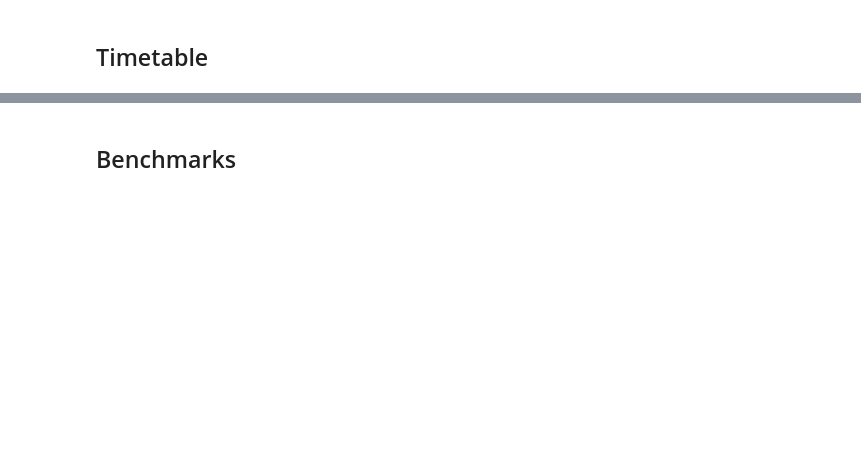
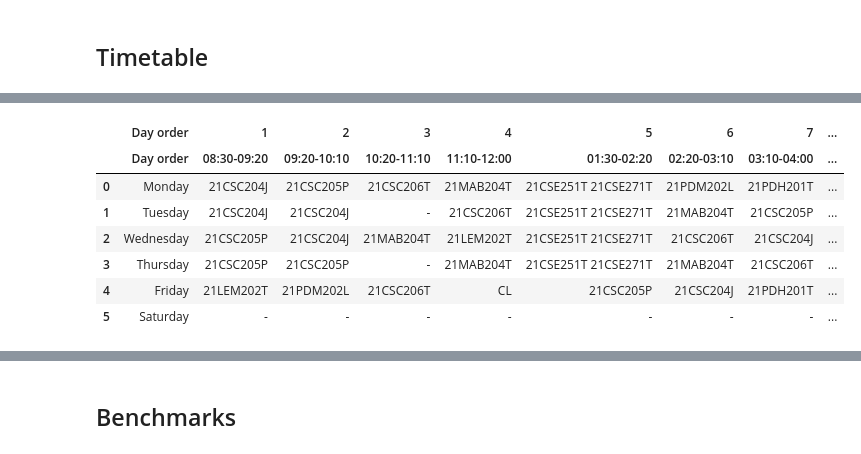
Before and after one commit to devasheeshG/AttendenceManagerBackend, a Jupyter notebook: experiments/automate_website.ipynb, the cells around one changed output, grey strips where cells are left out. Drawn from its saved outputs; the diff is of its cells as text; code cells hidden in the pictures; blank space fills up the shorter version.

```diff
--- a/experiments/automate_website.ipynb
+++ b/experiments/automate_website.ipynb
@@ -99,3 +130,7 @@ lst.extend(ast.literal_eval(df.to_json(index=False, orient='records')))
 lst
 # %% [markdown]
 ## Timetable
+# %%
+response = await client.post(
+    'https://sp.srmist.edu.in/srmiststudentportal/students/report/studentTimeTableDetails.jsp',
+)
@@ -101,0 +139,15 @@ lst
+# %%
+soup = bs4.BeautifulSoup(response.text, 'html.parser')
+timetable, legends = soup.findAll('table', class_='table')
+timetable = pd.read_html(StringIO(str(timetable)))[0]
+legends = pd.read_html(StringIO(str(legends)))[0]
+timetable
+# %% [output]
+|  | Day order | 1 | 2 | 3 | 4 | 5 | 6 | 7 | ... |
+|  | Day order | 08:30-09:20 | 09:20-10:10 | 10:20-11:10 | 11:10-12:00 | 01:30-02:20 | 02:20-03:10 | 03:10-04:00 | ... |
+| 0 | Monday | 21CSC204J | 21CSC205P | 21CSC206T | 21MAB204T | 21CSE251T 21CSE271T | 21PDM202L | 21PDH201T | ... |
+| 1 | Tuesday | 21CSC204J | 21CSC204J | - | 21CSC206T | 21CSE251T 21CSE271T | 21MAB204T | 21CSC205P | ... |
+| 2 | Wednesday | 21CSC205P | 21CSC204J | 21MAB204T | 21LEM202T | 21CSE251T 21CSE271T | 21CSC206T | 21CSC204J | ... |
+| 3 | Thursday | 21CSC205P | 21CSC205P | - | 21MAB204T | 21CSE251T 21CSE271T | 21MAB204T | 21CSC206T | ... |
+| 4 | Friday | 21LEM202T | 21PDM202L | 21CSC206T | CL | 21CSC205P | 21CSC204J | 21PDH201T | ... |
+| 5 | Saturday | - | - | - | - | - | - | - | ... |
```
Also changed, not shown: parts of 20 cells of this notebook, 1 other file.
